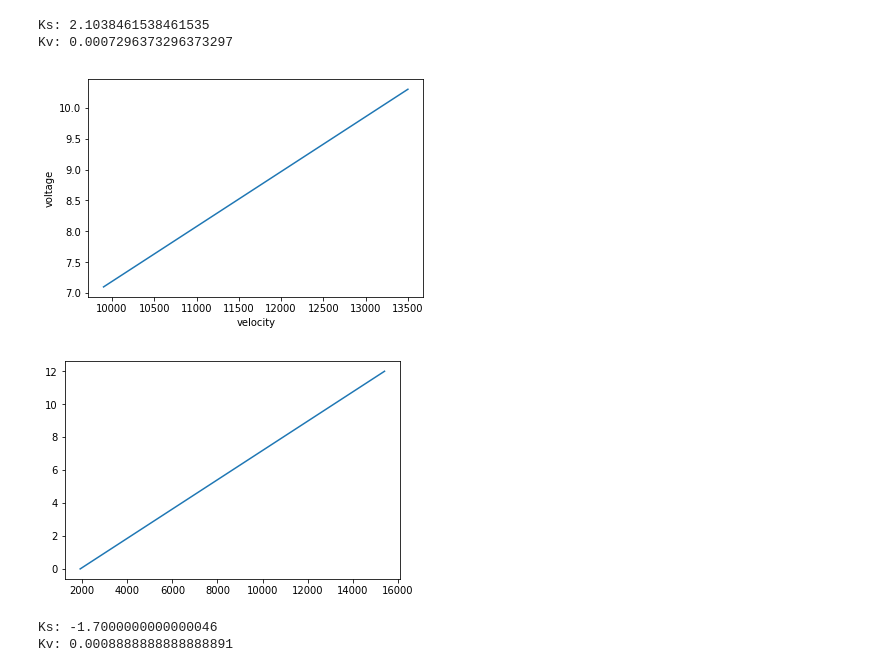
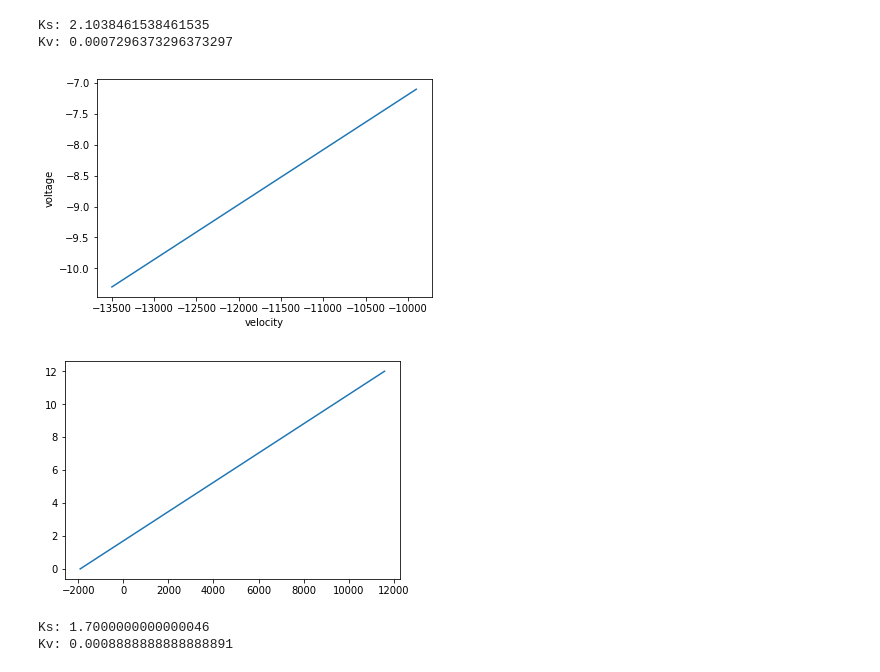
Before and after one commit to frc3223/robot2018, a Jupyter notebook: data/datapull1/elevator-characterization.ipynb, the cells around one changed output. Saved outputs shown, nothing was run; the diff lists cells and outputs as text; code cells hidden in the pictures.

```diff
--- a/data/datapull1/elevator-characterization.ipynb
+++ b/data/datapull1/elevator-characterization.ipynb
@@ -96,25 +104,25 @@ print("Kv: %s" % (Kv,))
 Ks: 2.1038461538461535
 Kv: 0.0007296373296373297
 # %%
-velocities = [13500, 9900]
-voltages = [10.3, 7.1]
+velocities = [-13500, -9900]
+voltages = [-10.3, -7.1]
 
 plt.plot(velocities, voltages)
 plt.xlabel('velocity')
 plt.ylabel('voltage')
 plt.show()
 
 x=stats.linregress(velocities, voltages)
 Ks = x.intercept
 Kv = x.slope
 voltages2 = numpy.linspace(0, 12, 20)
 velocities2 = (voltages2 - Ks ) / Kv
 plt.plot(velocities2, voltages2)
 plt.show()
 print("Ks: %s" % (Ks,))
 print("Kv: %s" % (Kv,))
 # %% [output]
-[figure, old version]
+[figure, new version]
-[figure, old version]
+[figure, new version]
-Ks: -1.7000000000000046
+Ks: 1.7000000000000046
 Kv: 0.0008888888888888891
```
Also changed, not shown: parts of 10 cells of this notebook, 1 other file.
